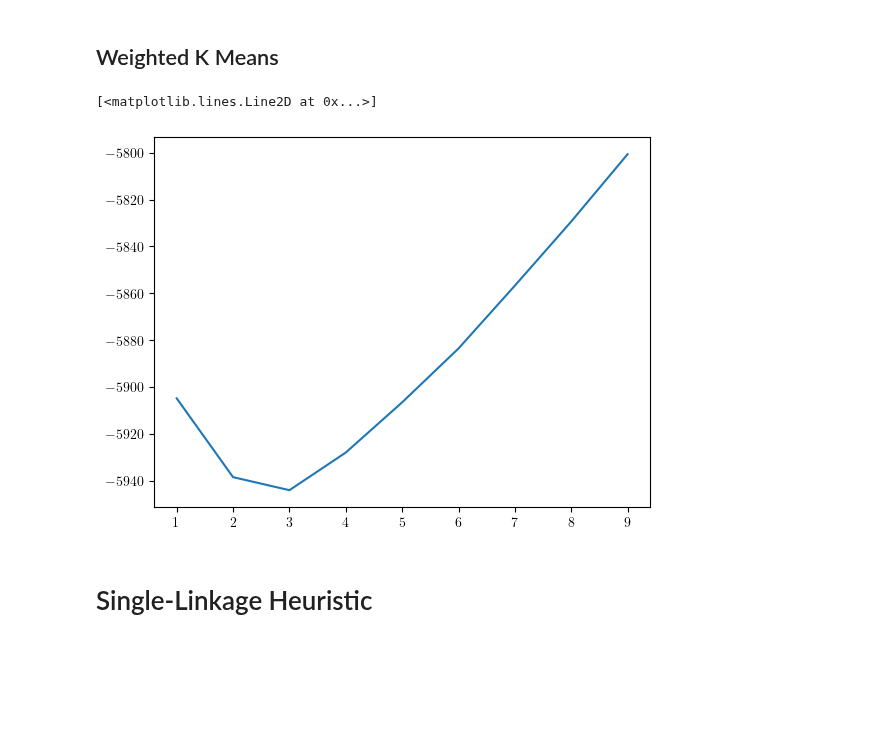
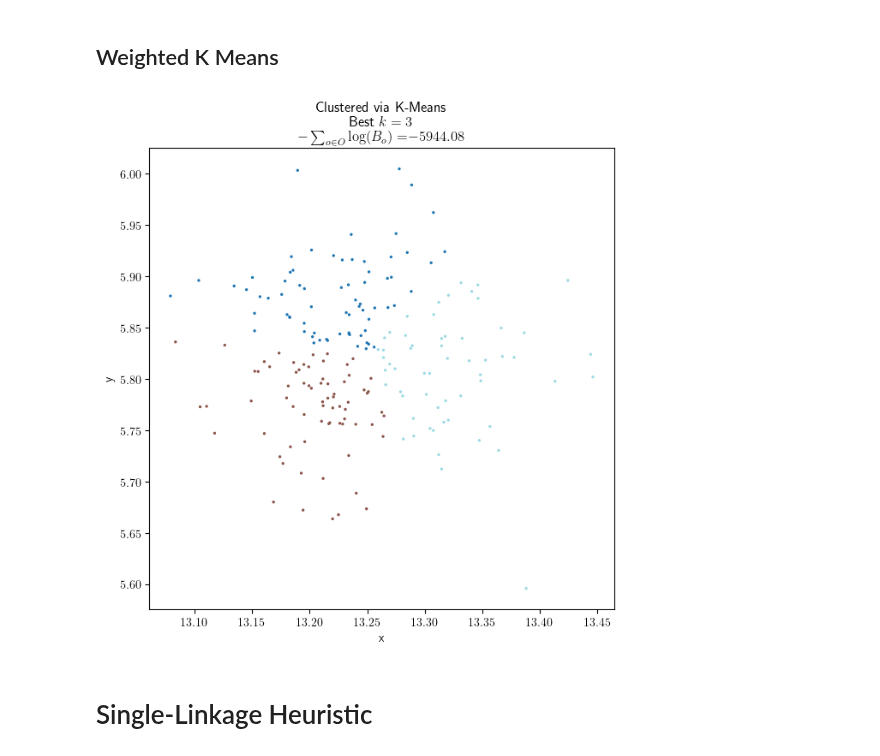
Before and after one commit to jacobf18/astronomical-matching, a Jupyter notebook: CanILP + DirILP General case.ipynb, the cells around one changed output. Saved outputs shown, nothing was run; the diff lists cells and outputs as text; code cells hidden in the pictures; blank space fills up the shorter version.

```diff
--- a/CanILP + DirILP General case.ipynb
+++ b/CanILP + DirILP General case.ipynb
@@ -311,25 +311,6 @@ for source_index in range(num):
 #     x, y = cmat[i][:,:2].T
 #     plt.scatter(x,y,s=1.0)
 # plt.show()
-# %%
-m_new_npy = np.array(
-    [
-        [0.0, 0.0, 0.7],
-        [0.0, 0.9, 0.75]
-    ]
-)
-m_new = pd.DataFrame(m_new_npy, columns=["x","y","u"])
-
-cmat = []
-sel_list = []
-for i in range(num_catalog): #List of catalogs with coordinates and conditions
-    catalog_i, final_sel = cat(m_new)
-    sigma = catalog_i.T[2,:]
-    t1 = catalog_i[0,0:2]
-    t2 = catalog_i[1,0:2]
-    # print(sigma * 10, (t1[0] - t2[0]) **2 + (t1[1]-t2[1]) ** 2)
-    cmat.append(catalog_i)
-    sel_list.append(final_sel)
 # %% [markdown]
 # Nway matching procedure
 # %% [markdown]
@@ -1176,5 +1110,0 @@ for k in tqdm(range(1,10)):
-# %%
-plt.plot(k_list,bayes_list)
-# %% [output]
-[<matplotlib.lines.Line2D at 0x...>]
-[figure, removed]
@@ -1181,3 +1113,24 @@ plt.plot(k_list,bayes_list)
+# %%
+# Create a dataframe from data
+df_data_dict = dict()
+for t in candidate_list:
+    df_data_dict[t] = (coord_dict[t][0], coord_dict[t][1], kappa_dict[t])
+data_df = pd.DataFrame.from_dict(df_data_dict, orient='index', columns=["coord1 (arcseconds)", "coord2 (arcseconds)", "kappa"])
+best_labels, best_k, best_bayes = run_kmeans(data_df, 1, 10)
+# %%
+plt.figure(figsize=(7,7))
+plt.scatter(data_df['coord1 (arcseconds)'],
+            data_df['coord2 (arcseconds)'],
+            s=2.0, c = best_labels, cmap='tab20')
+plt.title("Clustered via K-Means\n"
+            f"Best $k={best_k}$\n"
+                r"$-\sum_{{o\in O}}\log(B_o)=$"
+                f"${best_bayes:.2f}$")
+plt.xlabel('x')
+plt.ylabel('y')
+plt.show()
+# %% [output]
+[figure, added]
 # %% [markdown]
 # Single-Linkage Heuristic
 # %%
```
Also changed, not shown: parts of 3 cells of this notebook, 9 other files.
